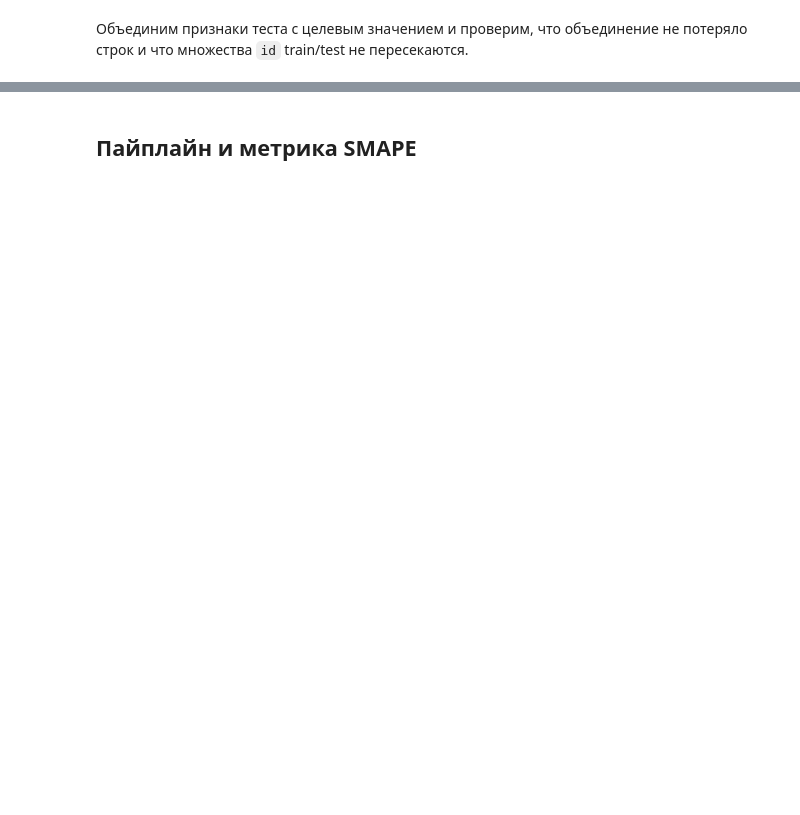
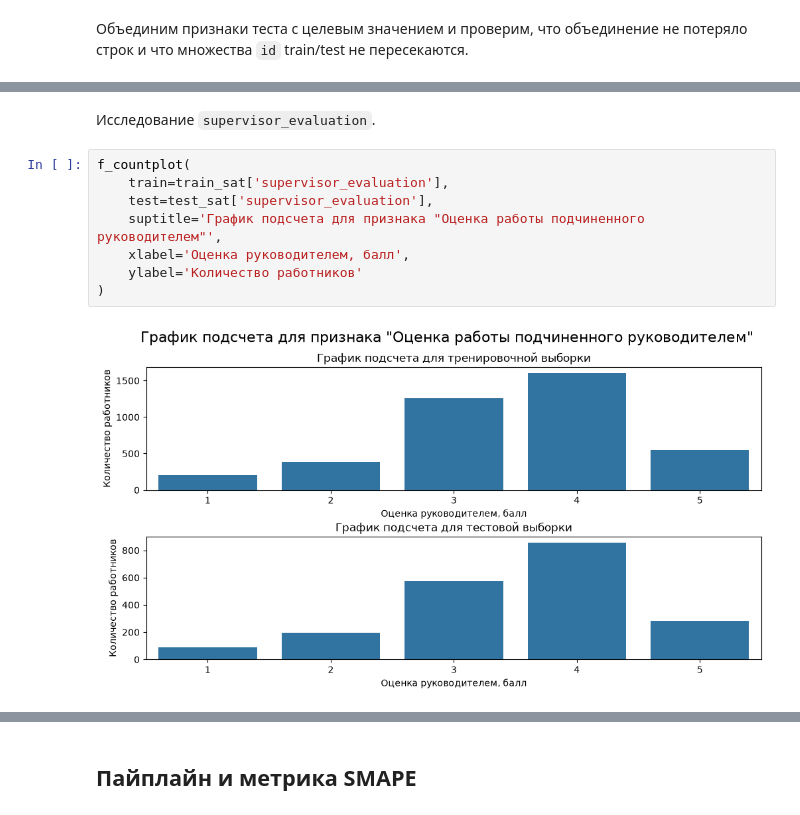
Before and after one commit to yapochinyu/portfolio, a Jupyter notebook: hr-satisfaction-attrition/analysis.ipynb, the cells around one changed output, grey strips where cells are left out. Cells and saved outputs as stored; diff of their text form; blank space fills up the shorter version.

```diff
--- a/hr-satisfaction-attrition/analysis.ipynb
+++ b/hr-satisfaction-attrition/analysis.ipynb
@@ -176,0 +256,12 @@ test_sat = test_sat.set_index('id').sort_index()
+# %% [markdown]
+Исследование `supervisor_evaluation`.
+# %%
+f_countplot(
+    train=train_sat['supervisor_evaluation'],
+    test=test_sat['supervisor_evaluation'],
+    suptitle='График подсчета для признака "Оценка работы подчиненного руководителем"',
+    xlabel='Оценка руководителем, балл',
+    ylabel='Количество работников'
+)
+# %% [output]
+[figure, added]
```
Also changed, not shown: parts of 107 cells of this notebook, 3 other files.
